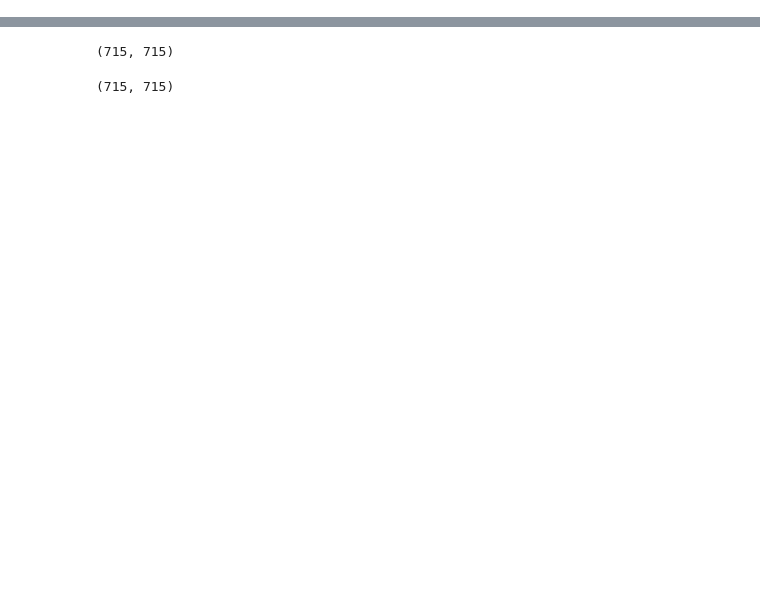
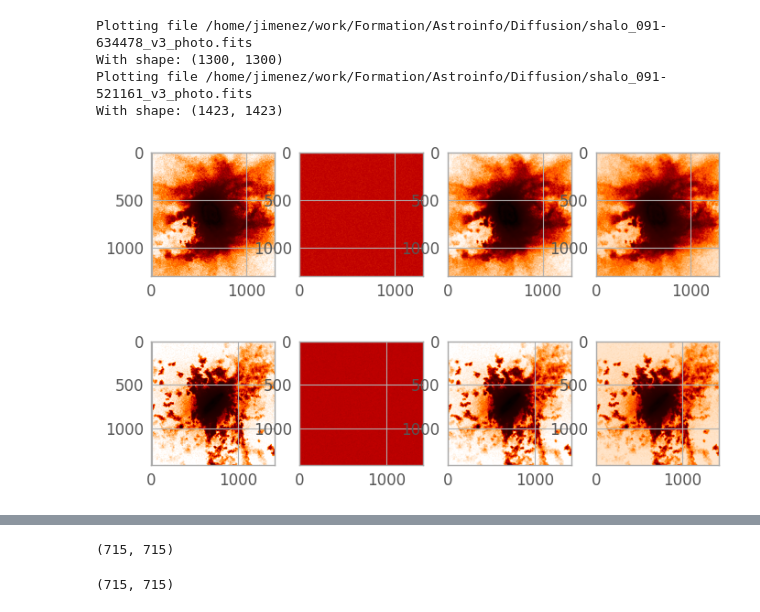
Before and after one commit to astroinfo-hacks/2023-imgen-diffusion, a Jupyter notebook: observations/conv.ipynb, the cells around one changed output, grey strips where cells are left out. Drawn from its saved outputs; the diff is of its cells as text; code cells hidden in the pictures; blank space fills up the shorter version.

```diff
--- a/observations/conv.ipynb
+++ b/observations/conv.ipynb
@@ -46,16 +53,0 @@ def create_images(filename):
-# %%
-for filename in filenames:
-    shape, raw, abmag, jansky = create_images(filename)
-    abmag = np.random.normal(1,1,abmag.shape) + abmag
-    print(f"Plotting file {filename}")
-    print(f"With shape: {shape}")
-    plt.figure()
-    plt.subplot(131)
-    plt.imshow(jansky)
-    plt.legend("Jansky")
-    plt.subplot(132)
-    plt.legend("AB magnitude")
-    plt.imshow(abmag)
-    plt.subplot(133)
-    plt.legend("Raw data")
-    plt.imshow(raw)
@@ -78,4 +54,28 @@ With shape: (715, 715)
 # %%
 with fits.open(psf_filename) as h_psf:
     psf = h_psf[0].data
+# %%
+for filename in filenames:
+    shape, raw = load_image(filename)
+    noise = np.random.normal(1,1,raw.shape)
+    conv_image = convolve(raw, psf)
+    I_0 = conv_image + noise
+    print(f"Plotting file {filename}")
+    print(f"With shape: {shape}")
+    plt.figure()
+    plt.subplot(141)
+    plt.imshow(raw)
+    plt.subplot(142)
+    plt.imshow(noise)
+    plt.subplot(143)
+    plt.imshow(conv_image)
+    plt.subplot(144)
+    plt.imshow(conv_image + noise)
+# %% [output]
+Plotting file /home/jimenez/work/Formation/Astroinfo/Diffusion/shalo_091-634478_v3_photo.fits
+With shape: (1300, 1300)
+Plotting file /home/jimenez/work/Formation/Astroinfo/Diffusion/shalo_091-521161_v3_photo.fits
+With shape: (1423, 1423)
+[figure, new version]
+[figure, new version]
 # %%
```
Also changed, not shown: parts of 6 cells of this notebook, 1 other file.
